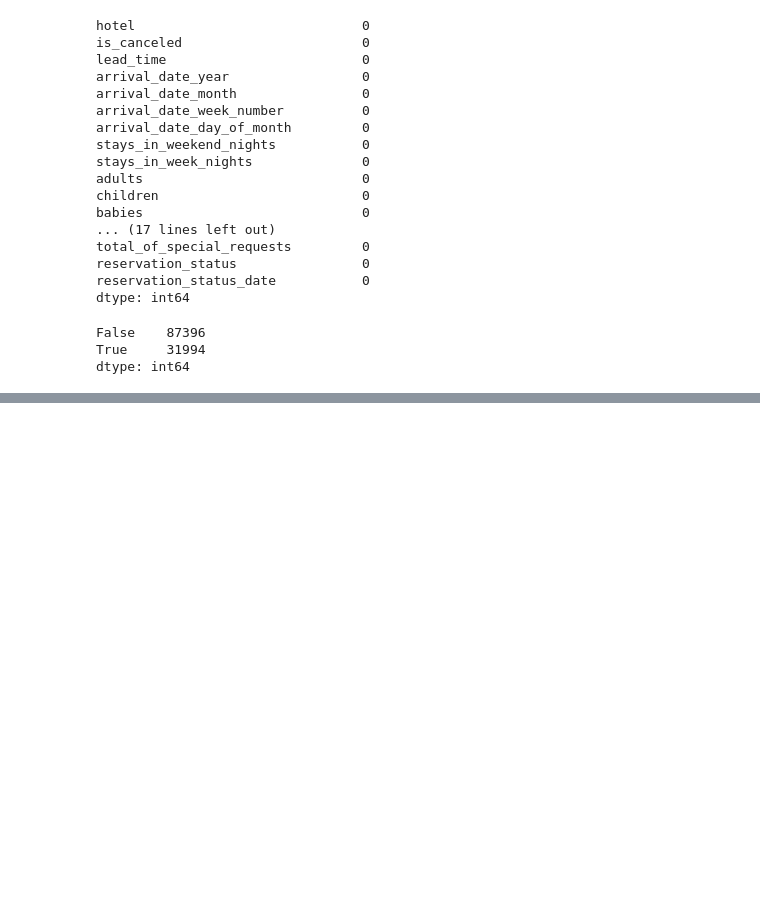
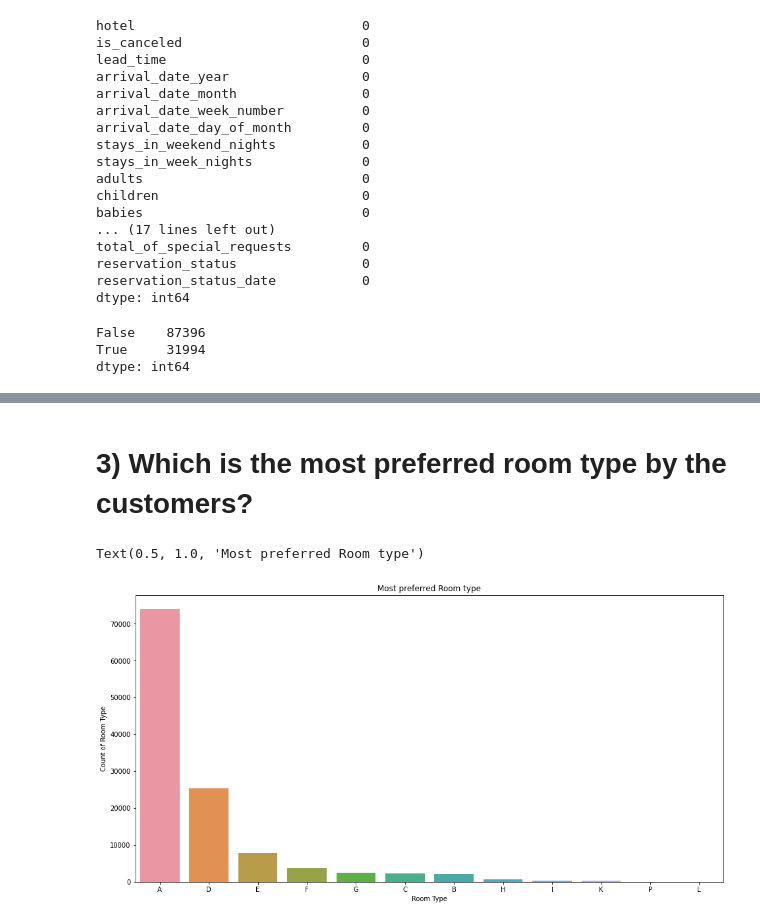
Before and after one commit to aman699/tesla-code, a Jupyter notebook: tesla_Hotelaman.ipynb, the cells around one changed output, grey strips where cells are left out. Saved outputs shown, nothing was run; the diff lists cells and outputs as text; code cells hidden in the pictures; blank space fills up the shorter version.

```diff
--- a/tesla_Hotelaman.ipynb
+++ b/tesla_Hotelaman.ipynb
@@ -163,0 +260,17 @@ Text(0.5, 1.0, 'Number of guests from diffrent Countries')
+# %% [markdown]
+# 3) Which is the most preferred room type by the customers?
+# %%
+#set plotsize
+plt.figure(figsize=(16,8))
+
+#plotting
+sns.countplot(x=df['assigned_room_type'],order=df['assigned_room_type'].value_counts().index)
+#set xlabel
+plt.xlabel('Room Type')
+#set y label
+plt.ylabel('Count of Room Type')
+#set title
+plt.title("Most preferred Room type")
+# %% [output]
+Text(0.5, 1.0, 'Most preferred Room type')
+[figure, added]
```
Also changed, not shown: parts of 29 cells of this notebook.
